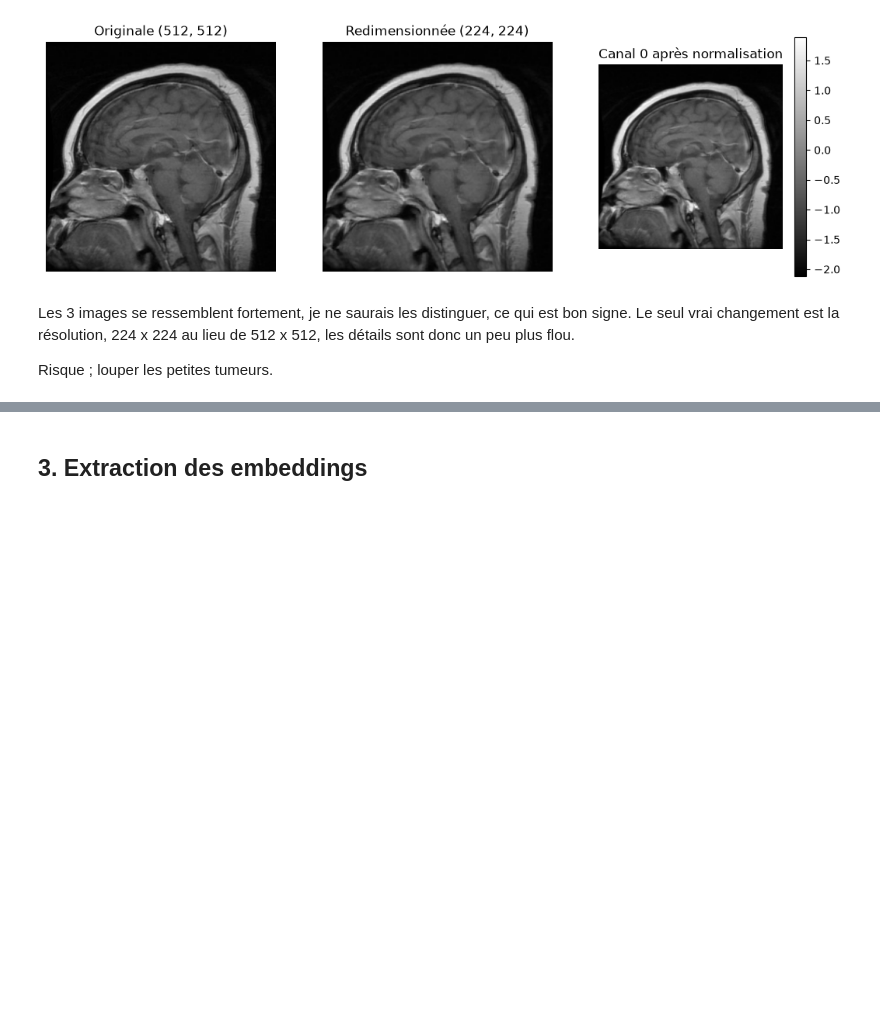
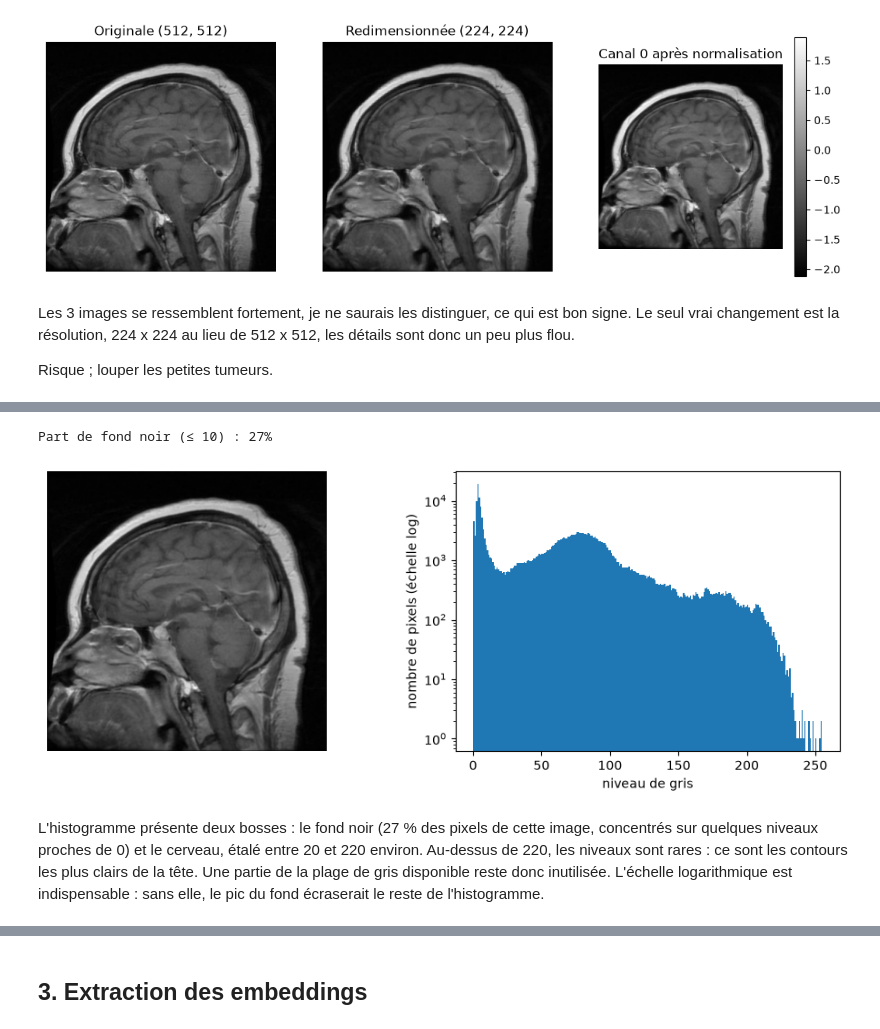
Before and after one commit to matthieudevivie/Projet-7---Labellisez-et-appliquez-des-approches-semi-supervisees-en-traitement-d-images, a Jupyter notebook: notebooks/02_features.ipynb, the cells around one changed output, grey strips where cells are left out. Drawn from its saved outputs; the diff is of its cells as text; code cells hidden in the pictures; blank space fills up the shorter version.

```diff
--- a/notebooks/02_features.ipynb
+++ b/notebooks/02_features.ipynb
@@ -153,0 +165,27 @@ Risque ; louper les petites tumeurs.
+# %%
+import numpy as np
+import matplotlib.pyplot as plt
+from PIL import Image
+
+def charger_gris(chemin):
+    """Ouvre une image en niveaux de gris 8 bits (valeurs entières de 0 à 255)."""
+    return Image.open(chemin).convert("L")
+
+img = charger_gris(inventaire["chemin"].iloc[0])
+pixels = np.array(img)                                  # tableau 512 × 512 d'entiers
+
+print(f"Part de fond noir (≤ 10) : {(pixels <= 10).mean():.0%}")
+
+fig, (ax1, ax2) = plt.subplots(1, 2, figsize=(12, 4))
+ax1.imshow(img, cmap="gray")                            # sans cmap="gray", matplotlib invente des couleurs
+ax1.axis("off")
+ax2.hist(pixels.ravel(), bins=256, range=(0, 255))      # ravel() : 512 × 512 → une seule liste
+ax2.set_yscale("log")                                   # échelle log : sinon le pic du fond écrase tout
+ax2.set_xlabel("niveau de gris")
+ax2.set_ylabel("nombre de pixels (échelle log)")
+plt.show()
+# %% [output]
+Part de fond noir (≤ 10) : 27%
+[figure, added]
+# %% [markdown]
+L'histogramme présente deux bosses : le fond noir (27 % des pixels de cette image, concentrés sur quelques niveaux proches de 0) et le cerveau, étalé entre 20 et 220 environ. Au-dessus de 220, les niveaux sont rares : ce sont les contours les plus clairs de la tête. Une partie de la plage de gris disponible reste donc inutilisée. L'échelle logarithmique est indispensable : sans elle, le pic du fond écraserait le reste de l'histogramme.
```
Also changed, not shown: parts of 14 cells of this notebook, 3 other files.
